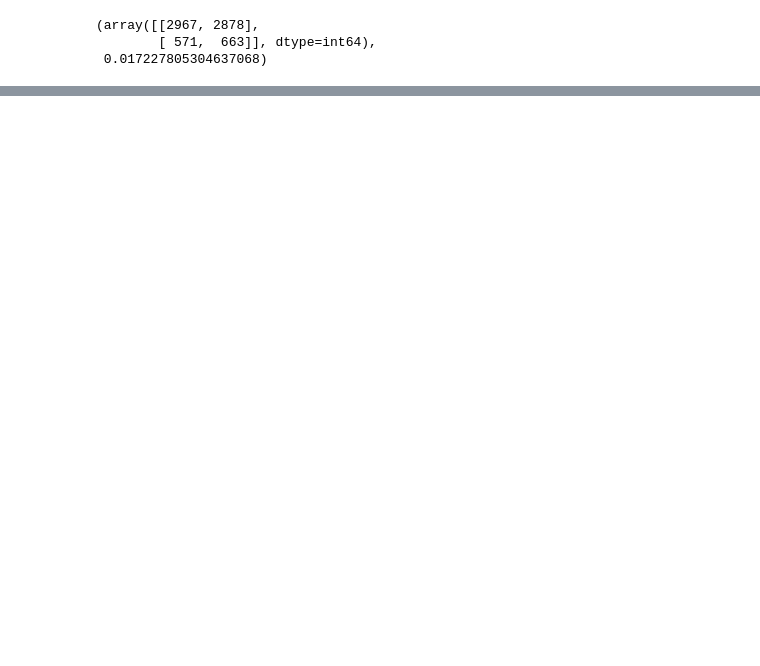
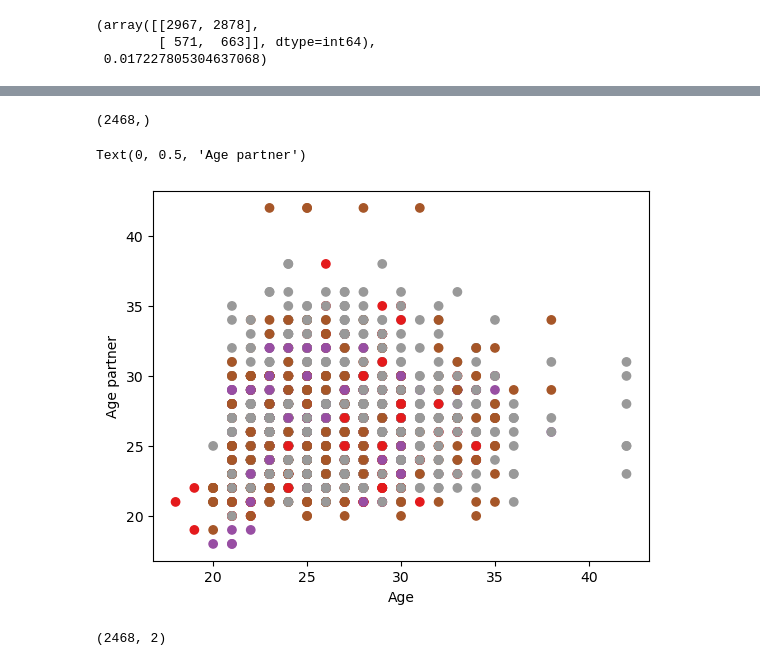
Before and after one commit to jcasarmiento/Clustering, a Jupyter notebook: dating_clustering.ipynb, the cells around one changed output, grey strips where cells are left out. Cells and saved outputs as stored; diff of their text form; code cells hidden in the pictures; blank space fills up the shorter version.

```diff
--- a/dating_clustering.ipynb
+++ b/dating_clustering.ipynb
@@ -97,0 +169,13 @@ confusion_matrix(y,k_means.labels_),silhouette_score(X,k_means.labels_)
+# %%
+clusters=k_means.labels_
+clusters.shape
+# %% [output]
+(2468,)
+# %%
+plt.figure()
+plt.scatter(ds["age"],ds["age_o"],c=clusters,cmap="Set1")
+plt.xlabel("Age")
+plt.ylabel("Age partner")
+# %% [output]
+Text(0, 0.5, 'Age partner')
+[figure, added]
@@ -97,0 +187,4 @@ confusion_matrix(y,k_means.labels_),silhouette_score(X,k_means.labels_)
+# %%
+pca_ds.shape
+# %% [output]
+(2468, 2)
```
Also changed, not shown: parts of 17 cells of this notebook.
